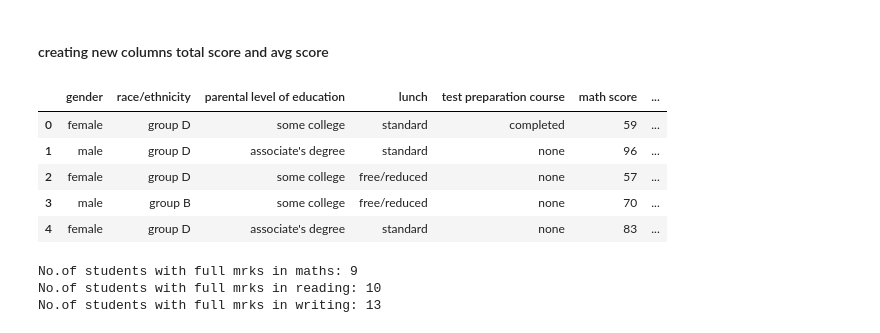
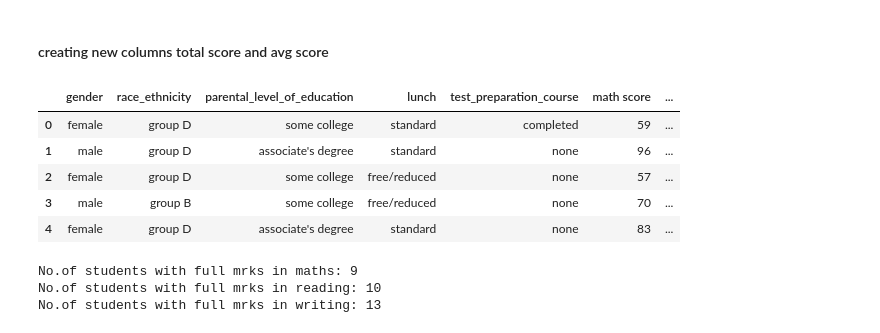
Before and after one commit to R0-0NE/Student_Performance_End-to-End-ML-Project, a Jupyter notebook: notebook/1. EDA STUDENT PERFORMANCS.ipynb, the cells around one changed output. Cells and saved outputs as stored; diff of their text form; code cells hidden in the pictures.

```diff
--- a/notebook/1. EDA STUDENT PERFORMANCS.ipynb
+++ b/notebook/1. EDA STUDENT PERFORMANCS.ipynb
@@ -135,11 +135,11 @@ Total we have 5 categorical features : ['gender', 'race/ethnicity', 'parental le
 # %% [markdown]
 #### creating new columns total score and avg score
 # %%
-df['total score']=df['math score']+df['writing score']+df['reading score']
+df['total score']=df['math score']+df['writing_score']+df['reading_score']
 df['Average score']=df['total score']/3
 df.head()
 # %% [output]
-|  | gender | race/ethnicity | parental level of education | lunch | test preparation course | math score | ... |
+|  | gender | race_ethnicity | parental_level_of_education | lunch | test_preparation_course | math score | ... |
 | 0 | female | group D | some college | standard | completed | 59 | ... |
 | 1 | male | group D | associate's degree | standard | none | 96 | ... |
 | 2 | female | group D | some college | free/reduced | none | 57 | ... |
```
Also changed, not shown: parts of 10 cells of this notebook, 36 other files.
